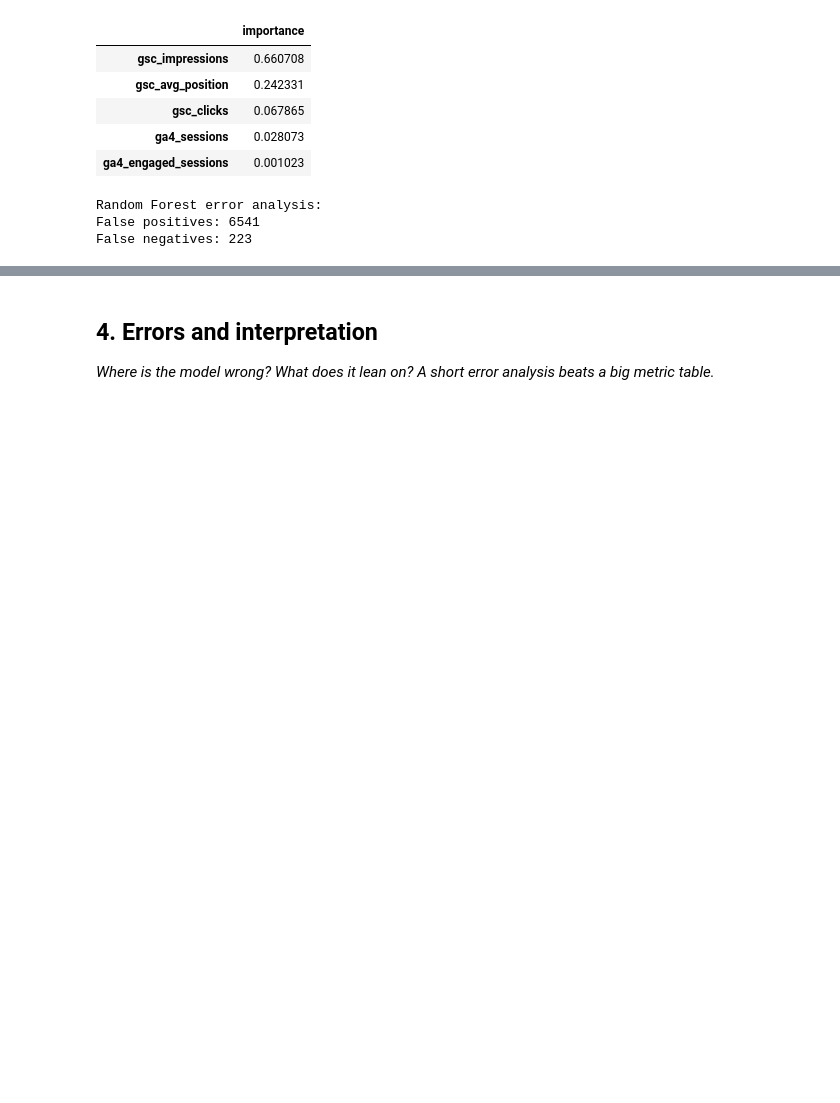
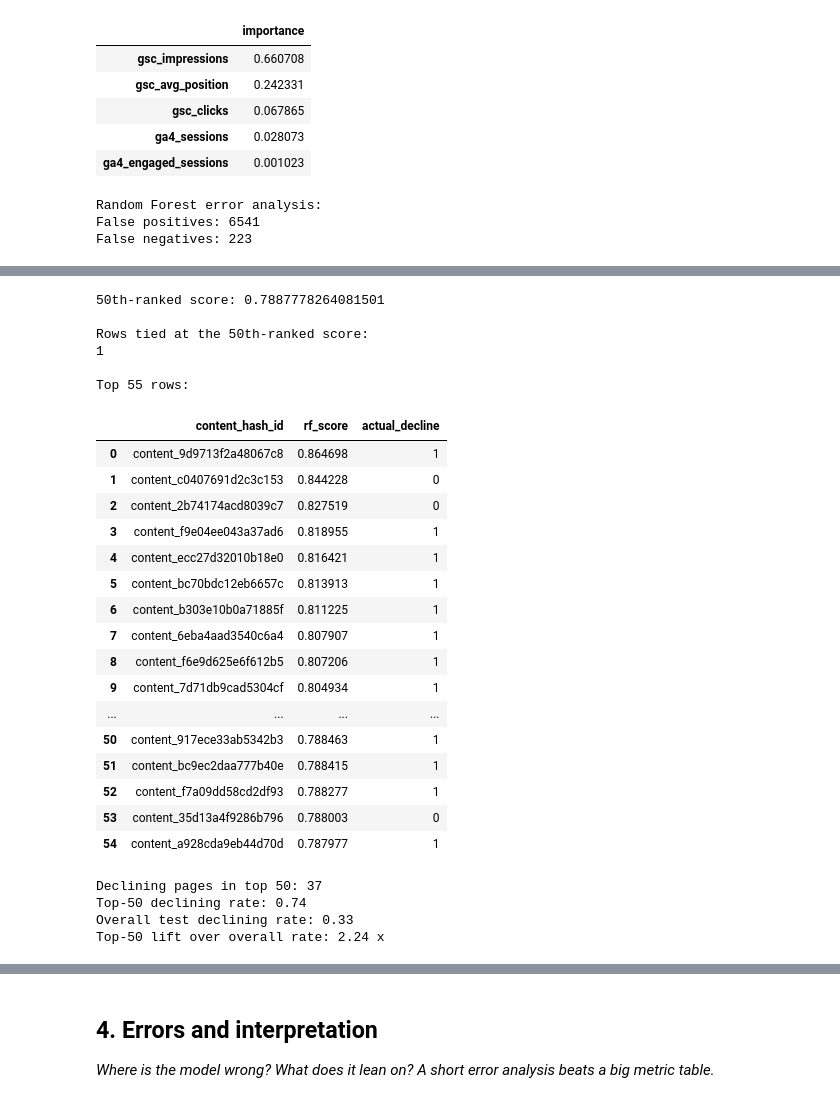
Before and after one commit to aleezafatima-21/Aleeza-flyrank-ml-internship, a Jupyter notebook: work/notebooks/w05_model.ipynb, the cells around one changed output, grey strips where cells are left out. Saved outputs shown, nothing was run; the diff lists cells and outputs as text; code cells hidden in the pictures; blank space fills up the shorter version.

```diff
--- a/work/notebooks/w05_model.ipynb
+++ b/work/notebooks/w05_model.ipynb
@@ -793,0 +824,70 @@ False negatives: 223
+# %%
+# ML-08: Check the top-50 Random Forest score cutoff
+
+ranked_test = test.copy()
+ranked_test["rf_score"] = rf_proba
+ranked_test["actual_decline"] = y_test.values
+
+ranked_test = ranked_test.sort_values(
+    "rf_score",
+    ascending=False
+).reset_index(drop=True)
+
+cutoff_score = ranked_test.loc[49, "rf_score"]
+
+print("50th-ranked score:", cutoff_score)
+
+print("\nRows tied at the 50th-ranked score:")
+print((ranked_test["rf_score"] == cutoff_score).sum())
+
+print("\nTop 55 rows:")
+display(
+    ranked_test[
+        ["content_hash_id", "rf_score", "actual_decline"]
+    ].head(55)
+)
+# %% [output]
+50th-ranked score: 0.7887778264081501
+
+Rows tied at the 50th-ranked score:
+1
+
+Top 55 rows:
+|  | content_hash_id | rf_score | actual_decline |
+| 0 | content_9d9713f2a48067c8 | 0.864698 | 1 |
+| 1 | content_c0407691d2c3c153 | 0.844228 | 0 |
+| 2 | content_2b74174acd8039c7 | 0.827519 | 0 |
+| 3 | content_f9e04ee043a37ad6 | 0.818955 | 1 |
+| 4 | content_ecc27d32010b18e0 | 0.816421 | 1 |
+| 5 | content_bc70bdc12eb6657c | 0.813913 | 1 |
+| 6 | content_b303e10b0a71885f | 0.811225 | 1 |
+| 7 | content_6eba4aad3540c6a4 | 0.807907 | 1 |
+| 8 | content_f6e9d625e6f612b5 | 0.807206 | 1 |
+| 9 | content_7d71db9cad5304cf | 0.804934 | 1 |
+| ... | ... | ... | ... |
+| 50 | content_917ece33ab5342b3 | 0.788463 | 1 |
+| 51 | content_bc9ec2daa777b40e | 0.788415 | 1 |
+| 52 | content_f7a09dd58cd2df93 | 0.788277 | 1 |
+| 53 | content_35d13a4f9286b796 | 0.788003 | 0 |
+| 54 | content_a928cda9eb44d70d | 0.787977 | 1 |
+# %%
+# ML-08: Top-50 concentration check
+
+top_50 = ranked_test.head(50)
+
+top_50_declining = top_50["actual_decline"].sum()
+overall_declining_rate = y_test.mean()
+top_50_declining_rate = top_50["actual_decline"].mean()
+
+print("Declining pages in top 50:", top_50_declining)
+print("Top-50 declining rate:", round(top_50_declining_rate, 3))
+print("Overall test declining rate:", round(overall_declining_rate, 3))
+
+lift = top_50_declining_rate / overall_declining_rate
+
+print("Top-50 lift over overall rate:", round(lift, 2), "x")
+# %% [output]
+Declining pages in top 50: 37
+Top-50 declining rate: 0.74
+Overall test declining rate: 0.33
+Top-50 lift over overall rate: 2.24 x
```
Also changed, not shown: parts of 6 cells of this notebook.
